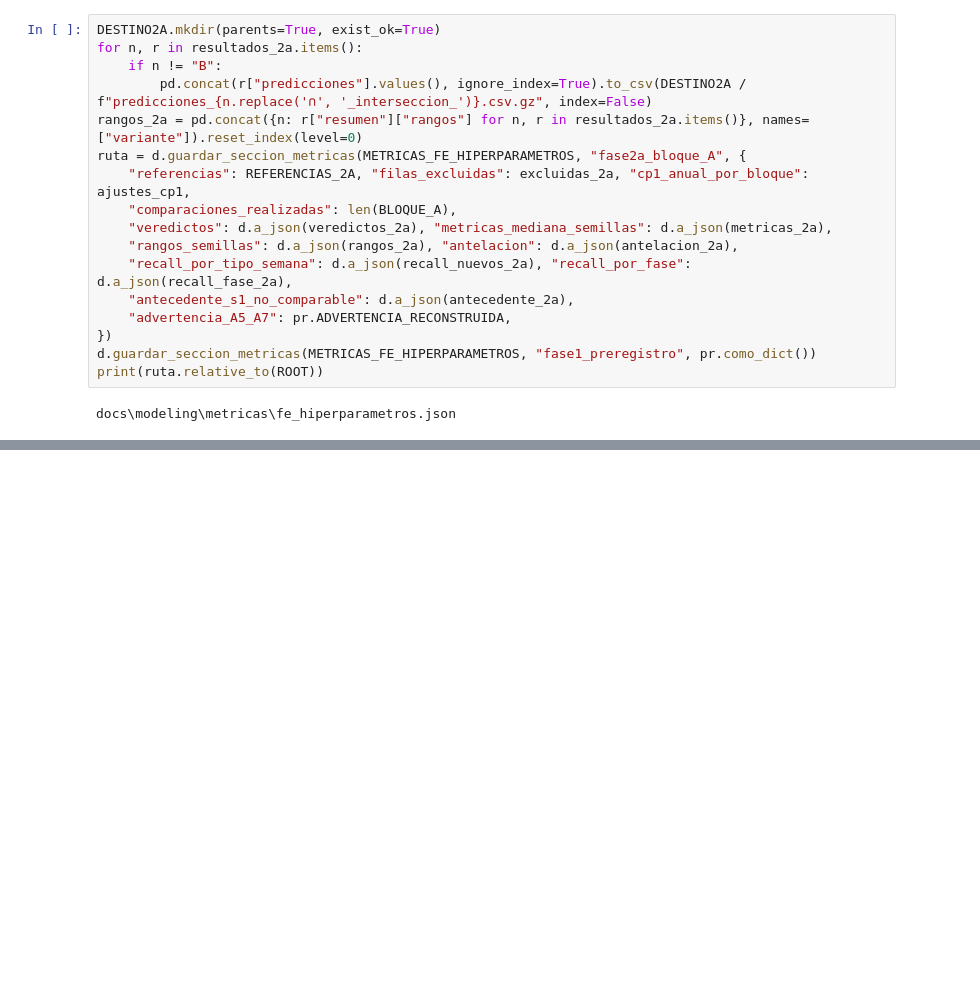
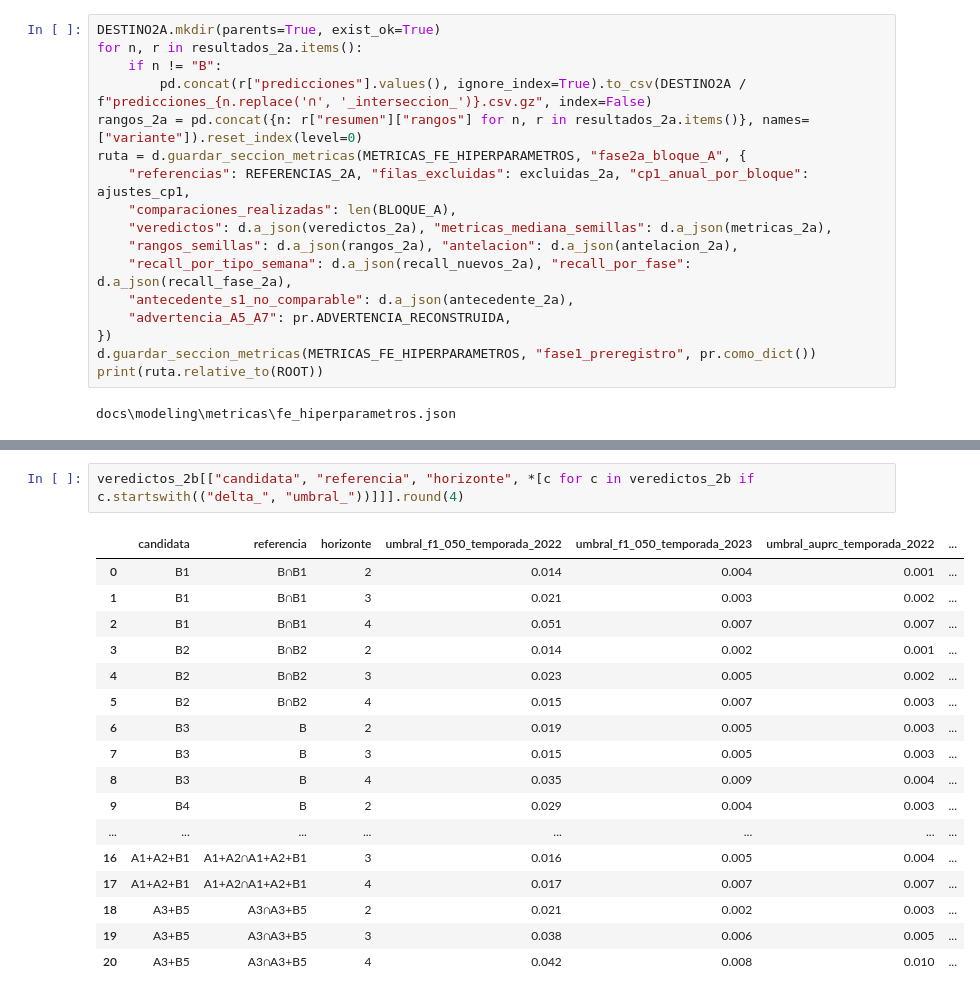
Before and after one commit to panconlocro/Denguekay, a Jupyter notebook: notebooks/32_modelado_fe_inicios.ipynb, the cells around one changed output, grey strips where cells are left out. Cells and saved outputs as stored; diff of their text form; blank space fills up the shorter version.

```diff
--- a/notebooks/32_modelado_fe_inicios.ipynb
+++ b/notebooks/32_modelado_fe_inicios.ipynb
@@ -902,0 +1030,20 @@ MLflow: run 6ed6c4653103465c81189ef34700fbc1 en 'denguekay/fe_hiperparametros_fa
+# %%
+veredictos_2b[["candidata", "referencia", "horizonte", *[c for c in veredictos_2b if c.startswith(("delta_", "umbral_"))]]].round(4)
+# %% [output]
+|  | candidata | referencia | horizonte | umbral_f1_050_temporada_2022 | umbral_f1_050_temporada_2023 | umbral_auprc_temporada_2022 | ... |
+| 0 | B1 | B∩B1 | 2 | 0.014 | 0.004 | 0.001 | ... |
+| 1 | B1 | B∩B1 | 3 | 0.021 | 0.003 | 0.002 | ... |
+| 2 | B1 | B∩B1 | 4 | 0.051 | 0.007 | 0.007 | ... |
+| 3 | B2 | B∩B2 | 2 | 0.014 | 0.002 | 0.001 | ... |
+| 4 | B2 | B∩B2 | 3 | 0.023 | 0.005 | 0.002 | ... |
+| 5 | B2 | B∩B2 | 4 | 0.015 | 0.007 | 0.003 | ... |
+| 6 | B3 | B | 2 | 0.019 | 0.005 | 0.003 | ... |
+| 7 | B3 | B | 3 | 0.015 | 0.005 | 0.003 | ... |
+| 8 | B3 | B | 4 | 0.035 | 0.009 | 0.004 | ... |
+| 9 | B4 | B | 2 | 0.029 | 0.004 | 0.003 | ... |
+| ... | ... | ... | ... | ... | ... | ... | ... |
+| 16 | A1+A2+B1 | A1+A2∩A1+A2+B1 | 3 | 0.016 | 0.005 | 0.004 | ... |
+| 17 | A1+A2+B1 | A1+A2∩A1+A2+B1 | 4 | 0.017 | 0.007 | 0.007 | ... |
+| 18 | A3+B5 | A3∩A3+B5 | 2 | 0.021 | 0.002 | 0.003 | ... |
+| 19 | A3+B5 | A3∩A3+B5 | 3 | 0.038 | 0.006 | 0.005 | ... |
+| 20 | A3+B5 | A3∩A3+B5 | 4 | 0.042 | 0.008 | 0.010 | ... |
```
Also changed, not shown: parts of 22 cells of this notebook, 10 other files.
